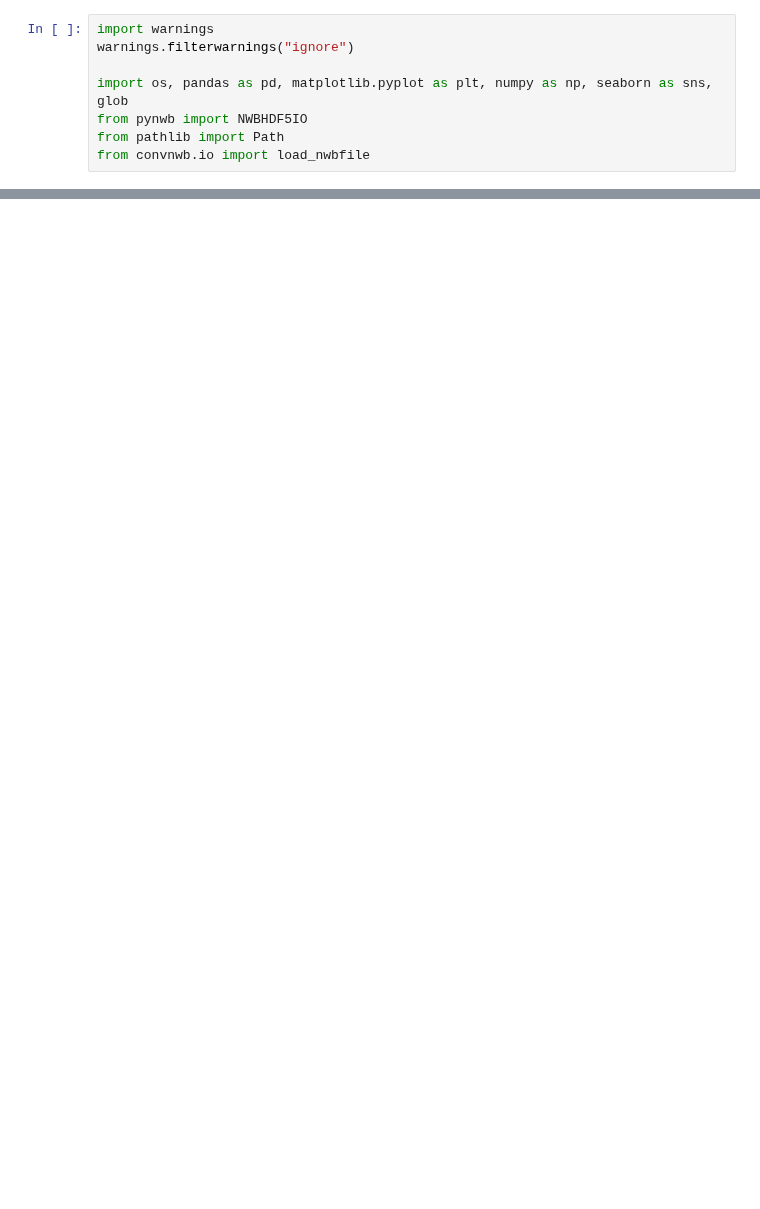
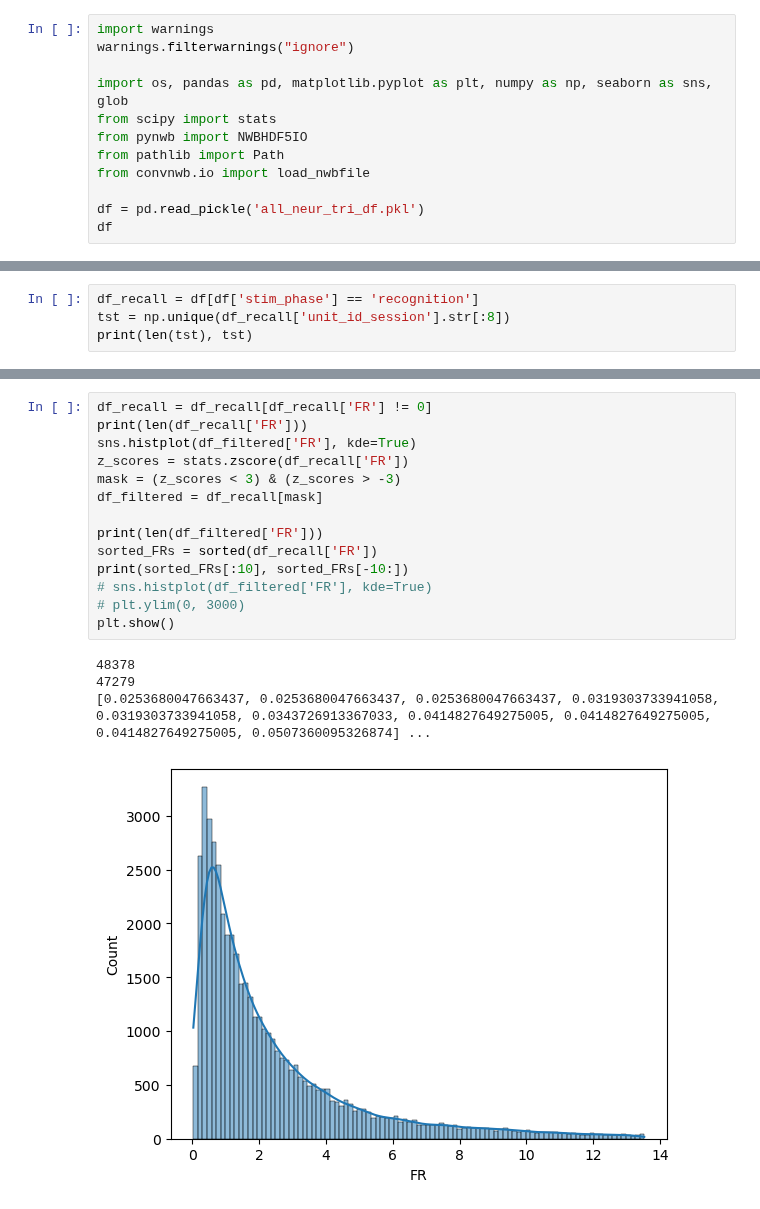
Before and after one commit to NuttidaLab/movie_analysis, a Jupyter notebook: plot.ipynb, the cells around one changed output, grey strips where cells are left out. Saved outputs shown, nothing was run; the diff lists cells and outputs as text; blank space fills up the shorter version.

```diff
--- a/plot.ipynb
+++ b/plot.ipynb
@@ -3,6 +3,10 @@ import warnings
 warnings.filterwarnings("ignore")
 
 import os, pandas as pd, matplotlib.pyplot as plt, numpy as np, seaborn as sns, glob
+from scipy import stats
 from pynwb import NWBHDF5IO
 from pathlib import Path
 from convnwb.io import load_nwbfile
+
+df = pd.read_pickle('all_neur_tri_df.pkl')
+df
@@ -251,0 +36,4 @@ sub-CS62 neurons 44
+# %%
+df_recall = df[df['stim_phase'] == 'recognition']
+tst = np.unique(df_recall['unit_id_session'].str[:8])
+print(len(tst), tst)
@@ -251,0 +46,19 @@ sub-CS62 neurons 44
+# %%
+df_recall = df_recall[df_recall['FR'] != 0]
+print(len(df_recall['FR']))
+sns.histplot(df_filtered['FR'], kde=True)
+z_scores = stats.zscore(df_recall['FR'])
+mask = (z_scores < 3) & (z_scores > -3)
+df_filtered = df_recall[mask]
+
+print(len(df_filtered['FR']))
+sorted_FRs = sorted(df_recall['FR'])
+print(sorted_FRs[:10], sorted_FRs[-10:])
+# sns.histplot(df_filtered['FR'], kde=True)
+# plt.ylim(0, 3000)
+plt.show()
+# %% [output]
+48378
+47279
+[0.0253680047663437, 0.0253680047663437, 0.0253680047663437, 0.0319303733941058, 0.0319303733941058, 0.0343726913367033, 0.0414827649275005, 0.0414827649275005, 0.0414827649275005, 0.0507360095326874] ...
+[figure, added]
```
Also changed, not shown: parts of 11 cells of this notebook, 3 other files.
